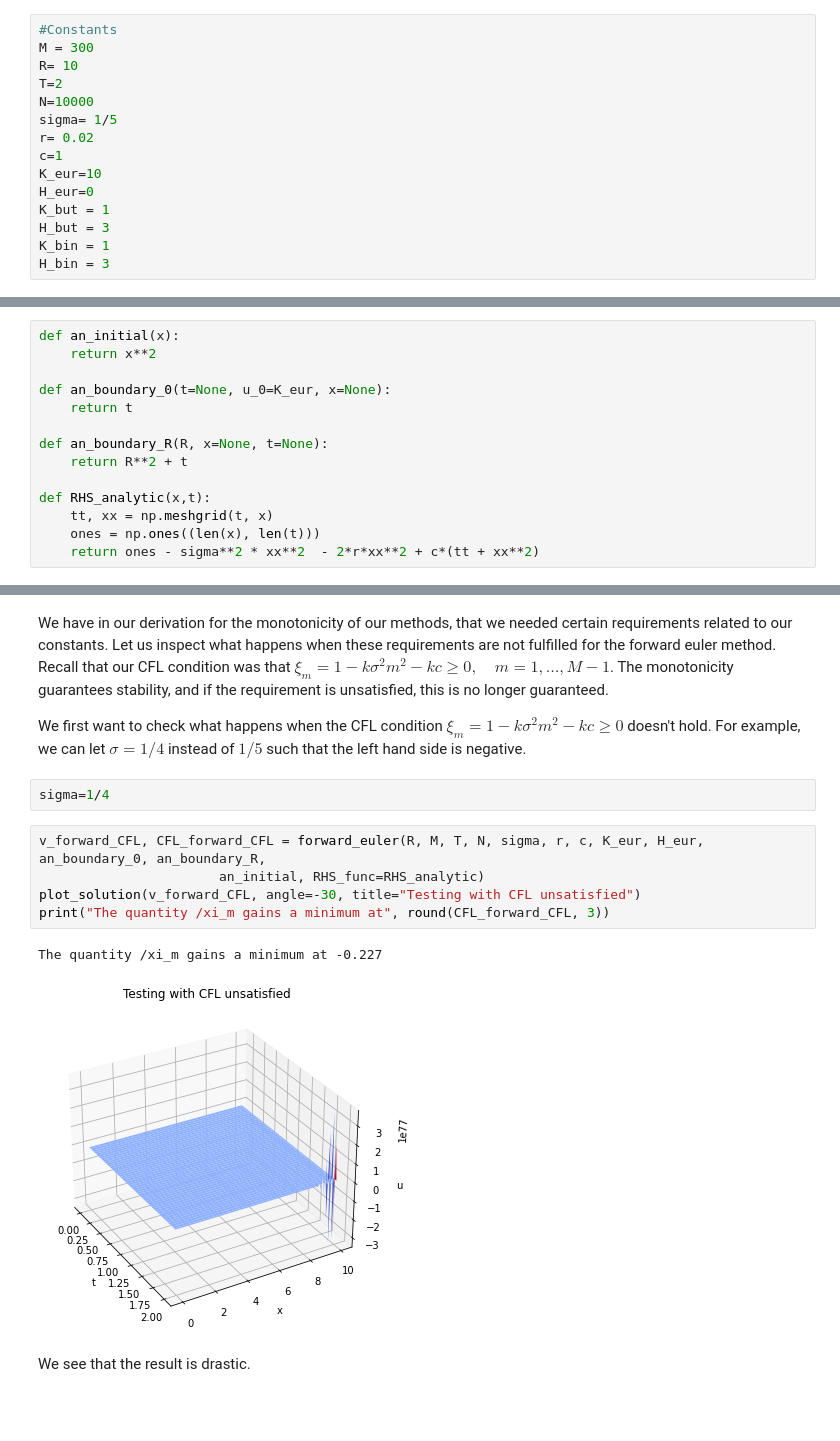
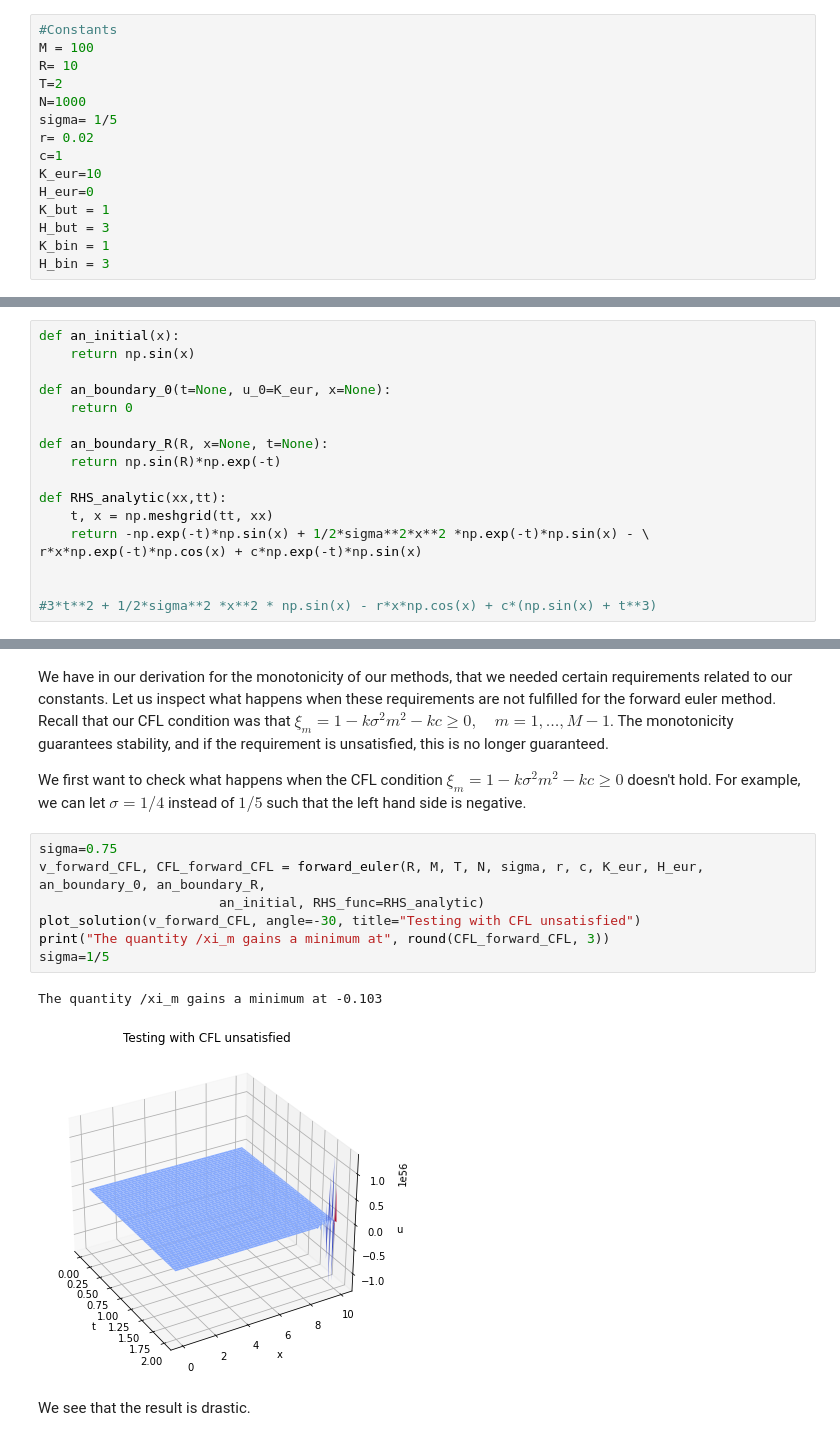
Before and after one commit to ulrikunneberg/NumDiff_prosjekt, a Jupyter notebook: Test.ipynb, the cells around one changed output, grey strips where cells are left out. Drawn from its saved outputs; the diff is of its cells as text; blank space fills up the shorter version.

```diff
--- a/Test.ipynb
+++ b/Test.ipynb
@@ -5,10 +5,10 @@ from matplotlib import cm
 import numpy.linalg as la
 # %%
 #Constants
-M = 300
+M = 100
 R= 10
 T=2
-N=10000
+N=1000
 sigma= 1/5
 r= 0.02
 c=1
@@ -333,20 +417,23 @@ $$
 v(x, 0) = x^2.
 $$
 We define these functions together with RHS:
-# %%
-def an_initial(x):
-    return x**2
-
-def an_boundary_0(t=None, u_0=K_eur, x=None):
-    return t
-
-def an_boundary_R(R, x=None, t=None):
-    return R**2 + t
-
-def RHS_analytic(x,t):
-    tt, xx = np.meshgrid(t, x)
-    ones = np.ones((len(x), len(t)))
-    return ones - sigma**2 * xx**2  - 2*r*xx**2 + c*(tt + xx**2)
+# %%
+def an_initial(x):
+    return np.sin(x)
+
+def an_boundary_0(t=None, u_0=K_eur, x=None):
+    return 0
+
+def an_boundary_R(R, x=None, t=None):
+    return np.sin(R)*np.exp(-t)
+
+def RHS_analytic(xx,tt):
+    t, x = np.meshgrid(tt, xx)
+    return -np.exp(-t)*np.sin(x) + 1/2*sigma**2*x**2 *np.exp(-t)*np.sin(x) - \
+r*x*np.exp(-t)*np.cos(x) + c*np.exp(-t)*np.sin(x)
+
+
+#3*t**2 + 1/2*sigma**2 *x**2 * np.sin(x) - r*x*np.cos(x) + c*(np.sin(x) + t**3)
 # %% [markdown]
 We then solve the equation by Forward Euler and Crank-Nicolson,
 # %%
@@ -370,16 +464,16 @@ and they seem to look good.
 We have in our derivation for the monotonicity of our methods, that we needed certain requirements related to our constants. Let us inspect what happens when these requirements are not fulfilled for the forward euler method. Recall that our CFL condition was that $\xi_m = 1- k \sigma^2 m^2 - kc \geq 0, \quad m=1, \dots, M-1$. The monotonicity guarantees stability, and if the requirement is unsatisfied, this is no longer guaranteed.
 
 We first want to check what happens when the CFL condition $\xi_m = 1- k \sigma^2 m^2 - kc \geq 0$ doesn't hold. For example, we can let $\sigma=1/4$ instead of $1/5$ such that the left hand side is negative.
-# %%
-sigma=1/4
 # %%
+sigma=0.75
 v_forward_CFL, CFL_forward_CFL = forward_euler(R, M, T, N, sigma, r, c, K_eur, H_eur, an_boundary_0, an_boundary_R,
                        an_initial, RHS_func=RHS_analytic)
 plot_solution(v_forward_CFL, angle=-30, title="Testing with CFL unsatisfied")
 print("The quantity /xi_m gains a minimum at", round(CFL_forward_CFL, 3))
+sigma=1/5
 # %% [output]
-The quantity /xi_m gains a minimum at -0.227
+The quantity /xi_m gains a minimum at -0.103
-[figure, old version]
+[figure, new version]
 # %% [markdown]
 We see that the result is drastic.
 # %% [markdown]
```
Also changed, not shown: parts of 23 cells of this notebook.
